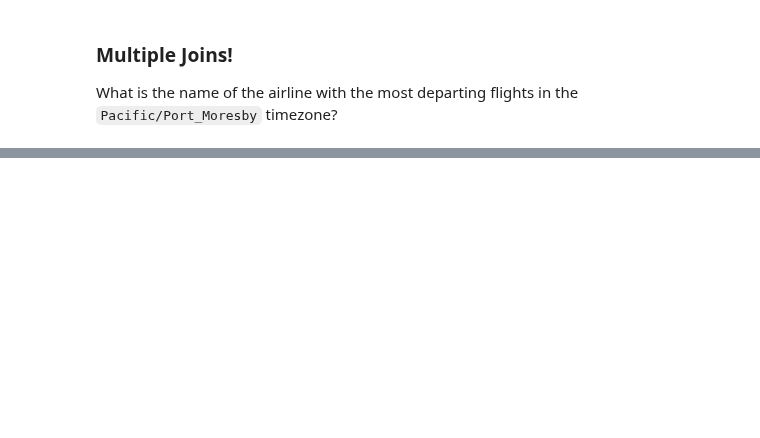
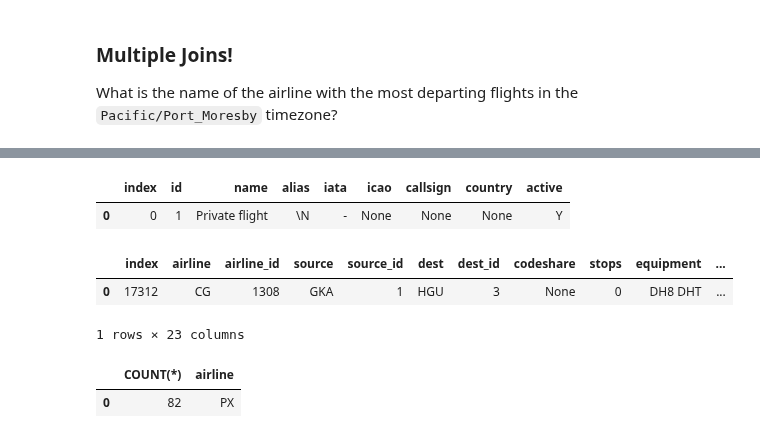
Before and after one commit to ZachRauch/DS-Live-022122, a Jupyter notebook: Phase2/warmups/sql_warmup.ipynb, the cells around one changed output, grey strips where cells are left out. Cells and saved outputs as stored; diff of their text form; code cells hidden in the pictures; blank space fills up the shorter version.

```diff
--- a/Phase2/warmups/sql_warmup.ipynb
+++ b/Phase2/warmups/sql_warmup.ipynb
@@ -272,0 +342,55 @@ What is the name of the airline with the most departing flights in the `Pacific/
+# %%
+pd.read_sql("""
+
+SELECT
+    *
+FROM
+    airlines
+
+limit 1
+
+""", con)
+# %% [output]
+|  | index | id | name | alias | iata | icao | callsign | country | active |
+| 0 | 0 | 1 | Private flight | \N | - | None | None | None | Y |
+# %%
+pd.read_sql("""
+
+SELECT
+    *
+FROM airlines as al
+
+left join
+
+SELECT
+    *
+FROM
+    routes as rt
+    left join airports as ap
+    on ap.code = rt.source
+where
+    timezone = "Pacific/Port_Moresby"
+limit 1
+
+""", con)
+# %% [output]
+|  | index | airline | airline_id | source | source_id | dest | dest_id | codeshare | stops | equipment | ... |
+| 0 | 17312 | CG | 1308 | GKA | 1 | HGU | 3 | None | 0 | DH8 DHT | ... |
+1 rows × 23 columns
+# %%
+#Tyler
+pd.read_sql("""
+SELECT COUNT(*), airline
+FROM airlines
+JOIN routes
+    ON airlines.id = routes.airline_id
+JOIN airports
+    ON routes.source_id = airports.id
+WHERE airports.timezone = "Pacific/Port_Moresby"
+GROUP BY airline
+ORDER BY COUNT(*) DESC
+LIMIT 1
+;""", con)
+# %% [output]
+|  | COUNT(*) | airline |
+| 0 | 82 | PX |
```
Also changed, not shown: parts of 6 cells of this notebook.
